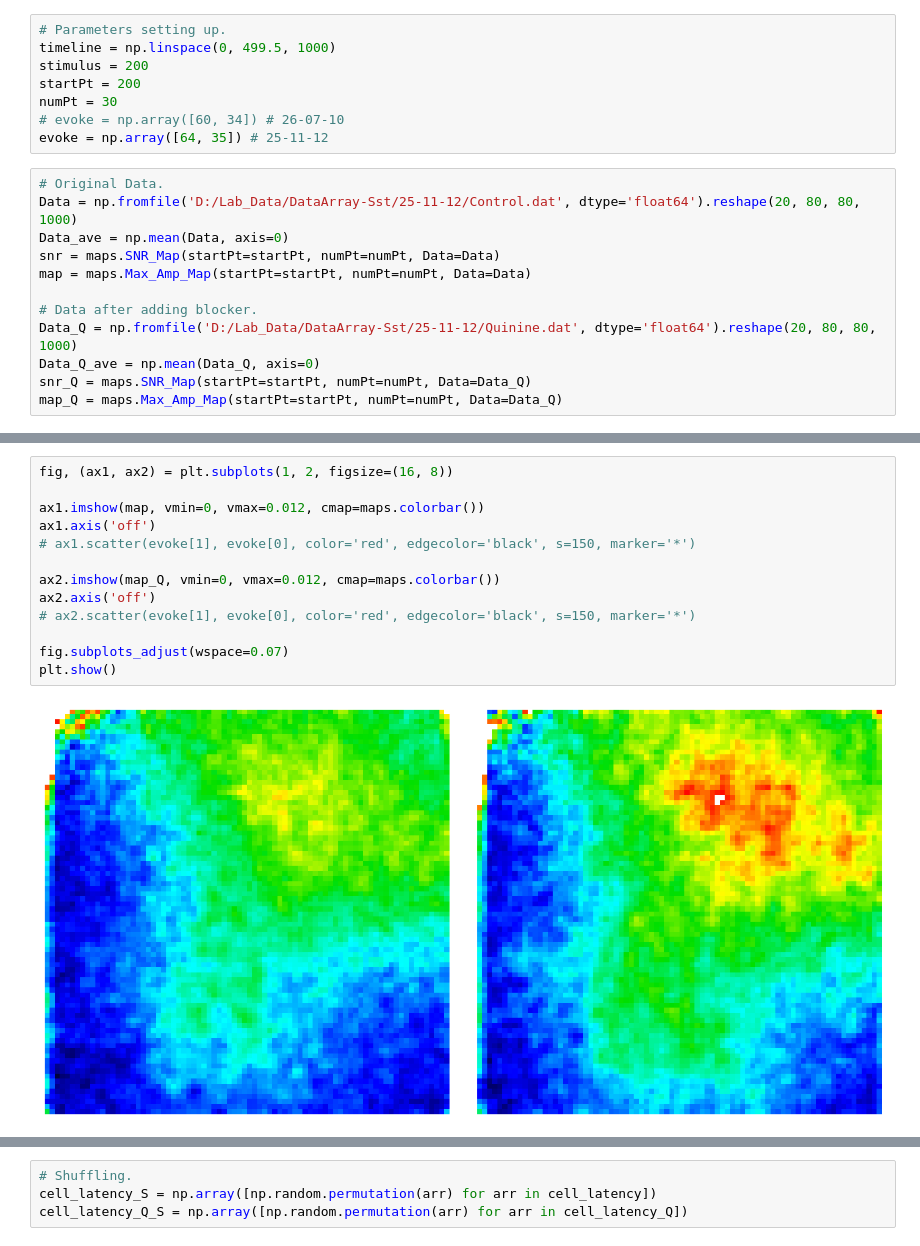
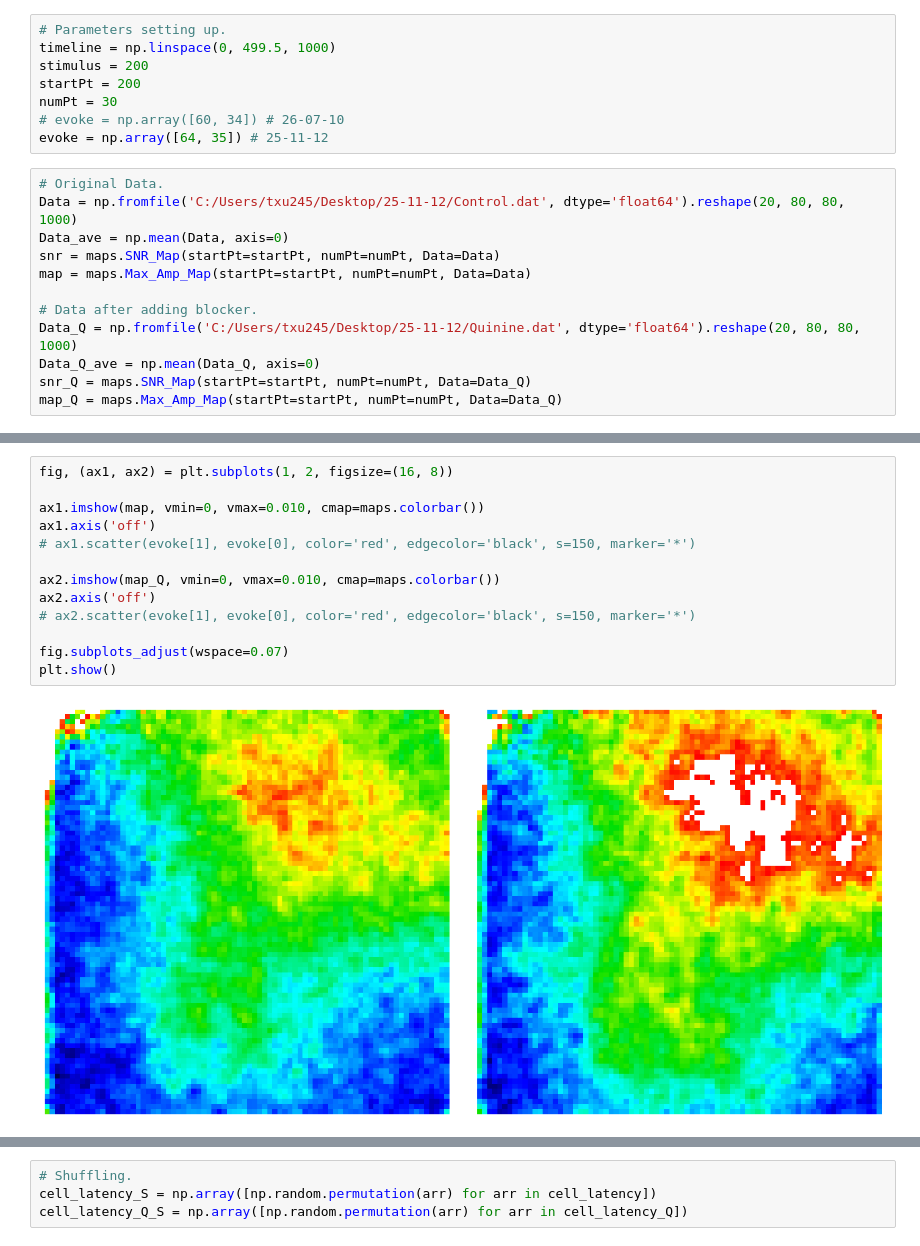
Before and after one commit to TianchengXu0420/ZDA_Adventure, a Jupyter notebook: GapJunction.ipynb, the cells around one changed output, grey strips where cells are left out. Saved outputs shown, nothing was run; the diff lists cells and outputs as text.

```diff
--- a/GapJunction.ipynb
+++ b/GapJunction.ipynb
@@ -27,13 +27,13 @@ numPt = 30
 evoke = np.array([64, 35]) # 25-11-12
 # %%
 # Original Data.
-Data = np.fromfile('D:/Lab_Data/DataArray-Sst/25-11-12/Control.dat', dtype='float64').reshape(20, 80, 80, 1000)
+Data = np.fromfile('C:/Users/txu245/Desktop/25-11-12/Control.dat', dtype='float64').reshape(20, 80, 80, 1000)
 Data_ave = np.mean(Data, axis=0)
 snr = maps.SNR_Map(startPt=startPt, numPt=numPt, Data=Data)
 map = maps.Max_Amp_Map(startPt=startPt, numPt=numPt, Data=Data)
 
 # Data after adding blocker.
-Data_Q = np.fromfile('D:/Lab_Data/DataArray-Sst/25-11-12/Quinine.dat', dtype='float64').reshape(20, 80, 80, 1000)
+Data_Q = np.fromfile('C:/Users/txu245/Desktop/25-11-12/Quinine.dat', dtype='float64').reshape(20, 80, 80, 1000)
 Data_Q_ave = np.mean(Data_Q, axis=0)
 snr_Q = maps.SNR_Map(startPt=startPt, numPt=numPt, Data=Data_Q)
 map_Q = maps.Max_Amp_Map(startPt=startPt, numPt=numPt, Data=Data_Q)
@@ -55,16 +55,16 @@ plt.show()
 # %%
 fig, (ax1, ax2) = plt.subplots(1, 2, figsize=(16, 8))
 
-ax1.imshow(map, vmin=0, vmax=0.012, cmap=maps.colorbar())
+ax1.imshow(map, vmin=0, vmax=0.010, cmap=maps.colorbar())
 ax1.axis('off')
 # ax1.scatter(evoke[1], evoke[0], color='red', edgecolor='black', s=150, marker='*')
 
-ax2.imshow(map_Q, vmin=0, vmax=0.012, cmap=maps.colorbar())
+ax2.imshow(map_Q, vmin=0, vmax=0.010, cmap=maps.colorbar())
 ax2.axis('off')
 # ax2.scatter(evoke[1], evoke[0], color='red', edgecolor='black', s=150, marker='*')
 
 fig.subplots_adjust(wspace=0.07)
 plt.show()
 # %% [output]
-[figure, old version]
+[figure, new version]
 # %%
```
Also changed, not shown: parts of 21 cells of this notebook.
